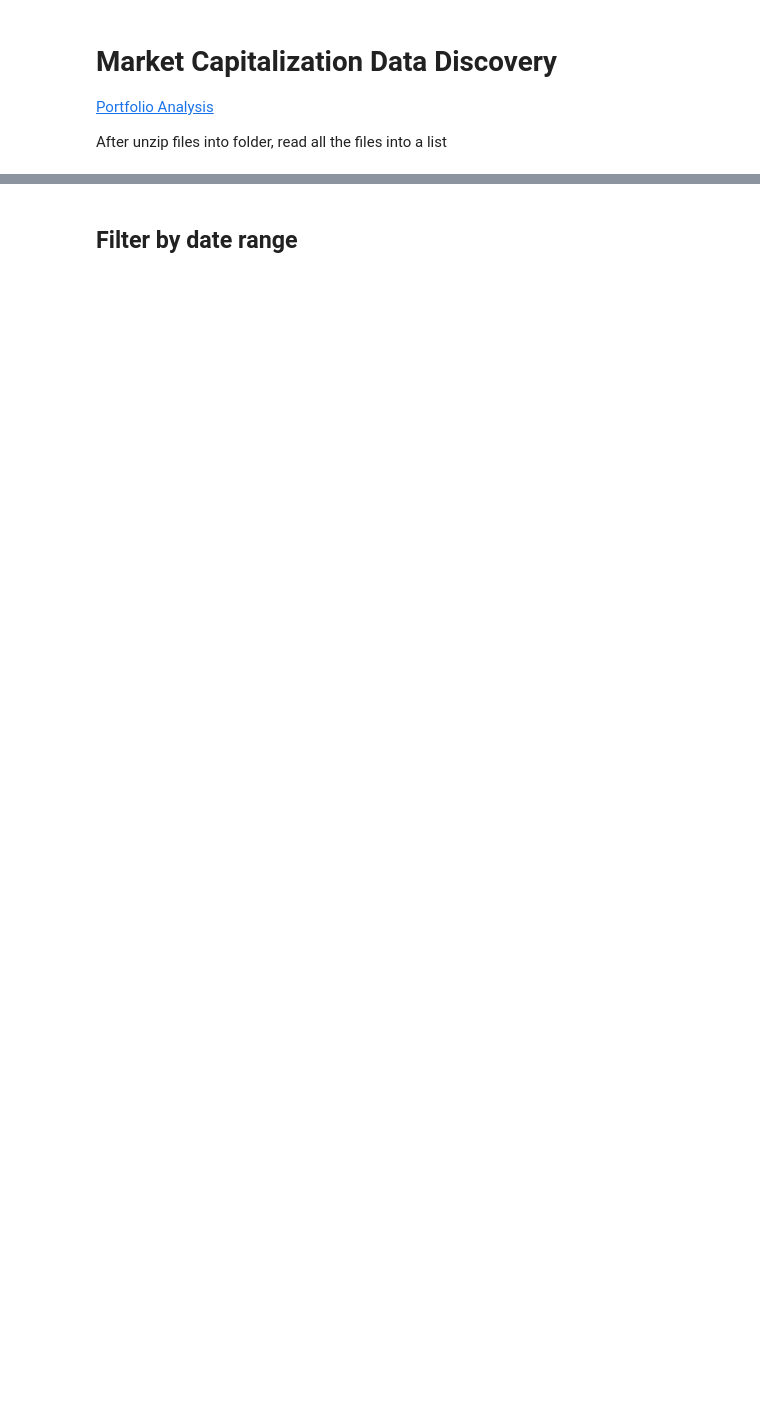
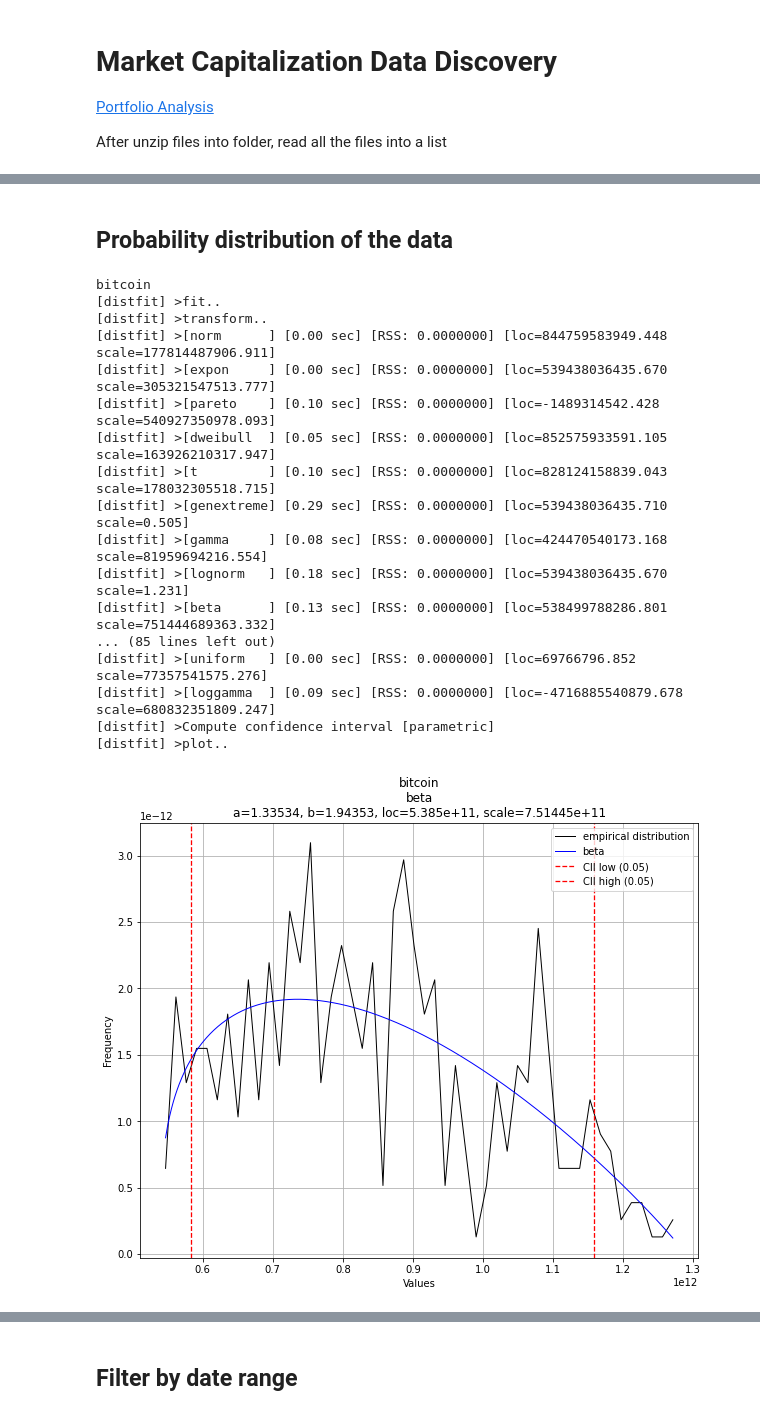
Before and after one commit to waidyanatha/TIP, a Jupyter notebook: notebooks/preliminaryDataDiscovery.ipynb, the cells around one changed output, grey strips where cells are left out. Saved outputs shown, nothing was run; the diff lists cells and outputs as text; code cells hidden in the pictures; blank space fills up the shorter version.

```diff
--- a/notebooks/preliminaryDataDiscovery.ipynb
+++ b/notebooks/preliminaryDataDiscovery.ipynb
@@ -31,7 +31,7 @@ print("Retrieved %d files in dir: %s " % (len(_l_fnames),path))
 data_df = cls_etl.load_data(_l_fnames)
 print("Loaded %d rows %s" % (data_df.shape[0],str(data_df.columns)))
 ''' Transform data with coin ids in columns '''
-market_df = cls_etl.transfrom_data(data_df)
+market_df = cls_etl.transfrom_data(data_df, value_col_name='market_cap')
 print(market_df.info())
 print("Market cap data load & transform complete! ")
 # %% [output]
@@ -54,2 +55,42 @@ memory usage: 32.8 KB
 None
 Market cap data load & transform complete!
+# %% [markdown]
+## Probability distribution of the data
+# %%
+#%%capture
+from distfit import distfit
+
+_l_dist = []
+dist = distfit(distr='popular')
+market_df.replace("", np.nan, inplace=True)
+market_df.dropna(how='all', axis=1, inplace=True)
+
+''' list of all the numerical data columns '''
+_l_num_cols=market_df.select_dtypes(include=np.number).columns.tolist()
+_l_num_cols = [col for col in _l_num_cols if col !='bitcoin_cash']
+for col in _l_num_cols:
+    print(col)
+    _col_vals = market_df[col].values
+    ''' initialize distfit'''
+    dist.fit_transform(_col_vals)
+    ''' print the summary results '''
+    dist.plot(title=col)
+# %% [output]
+bitcoin
+[distfit] >fit..
+[distfit] >transform..
+[distfit] >[norm      ] [0.00 sec] [RSS: 0.0000000] [loc=844759583949.448 scale=177814487906.911]
+[distfit] >[expon     ] [0.00 sec] [RSS: 0.0000000] [loc=539438036435.670 scale=305321547513.777]
+[distfit] >[pareto    ] [0.10 sec] [RSS: 0.0000000] [loc=-1489314542.428 scale=540927350978.093]
+[distfit] >[dweibull  ] [0.05 sec] [RSS: 0.0000000] [loc=852575933591.105 scale=163926210317.947]
+[distfit] >[t         ] [0.10 sec] [RSS: 0.0000000] [loc=828124158839.043 scale=178032305518.715]
+[distfit] >[genextreme] [0.29 sec] [RSS: 0.0000000] [loc=539438036435.710 scale=0.505]
+[distfit] >[gamma     ] [0.08 sec] [RSS: 0.0000000] [loc=424470540173.168 scale=81959694216.554]
+[distfit] >[lognorm   ] [0.18 sec] [RSS: 0.0000000] [loc=539438036435.670 scale=1.231]
+[distfit] >[beta      ] [0.13 sec] [RSS: 0.0000000] [loc=538499788286.801 scale=751444689363.332]
+... (85 lines left out)
+[distfit] >[uniform   ] [0.00 sec] [RSS: 0.0000000] [loc=69766796.852 scale=77357541575.276]
+[distfit] >[loggamma  ] [0.09 sec] [RSS: 0.0000000] [loc=-4716885540879.678 scale=680832351809.247]
+[distfit] >Compute confidence interval [parametric]
+[distfit] >plot..
+[figure, added]
```
Also changed, not shown: parts of 6 cells of this notebook, 3 other files.
